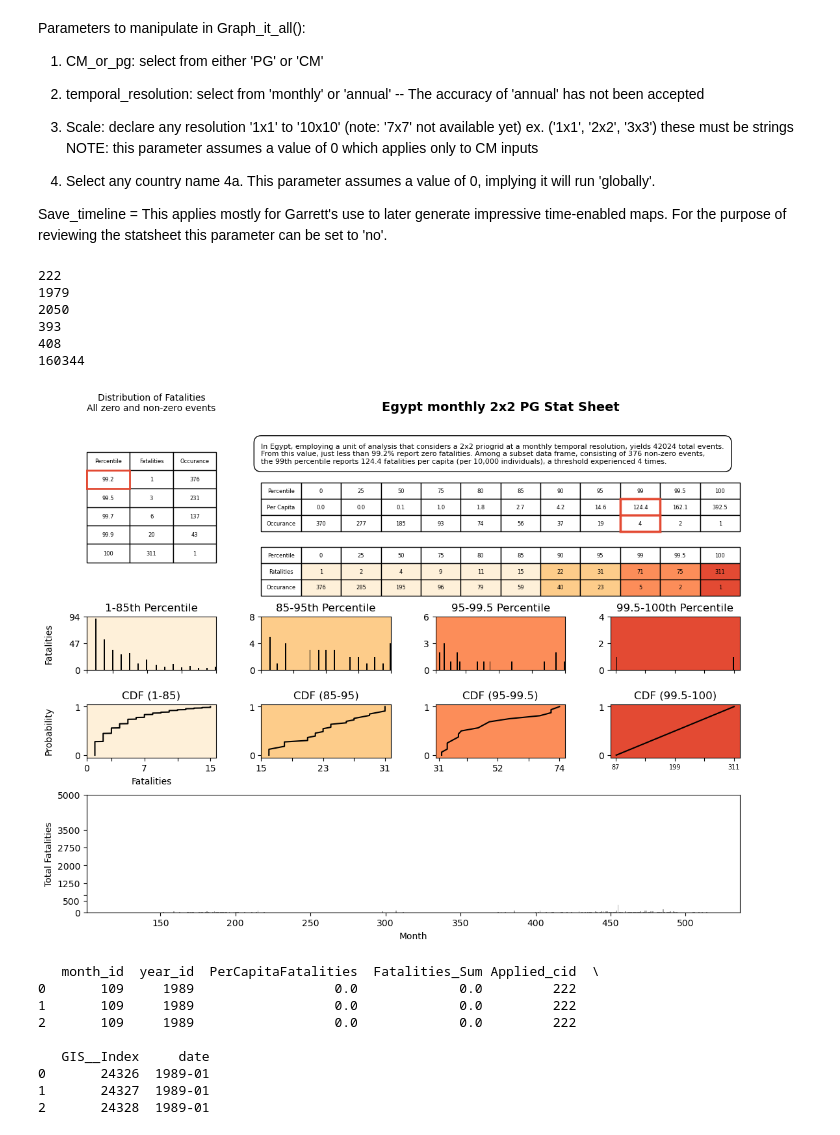
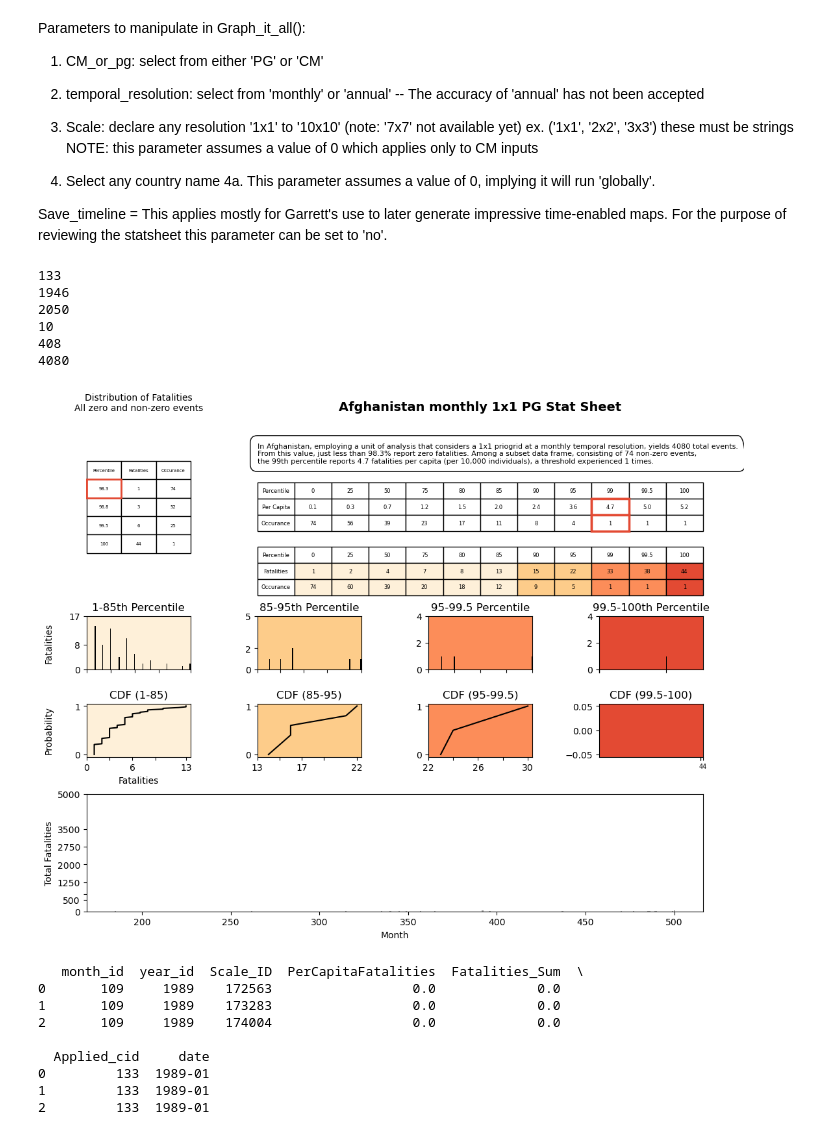
Before and after one commit to prio-data/VIEWS_FAO_index, a Jupyter notebook: notebooks/Benz_experiments/PG_CM_Aggregation_FAO__ACTIVE.ipynb, the cells around one changed output. Drawn from its saved outputs; the diff is of its cells as text; code cells hidden in the pictures.

```diff
--- a/notebooks/Benz_experiments/PG_CM_Aggregation_FAO__ACTIVE.ipynb
+++ b/notebooks/Benz_experiments/PG_CM_Aggregation_FAO__ACTIVE.ipynb
@@ -1848,35 +1917,38 @@ Save_timeline = This applies mostly for Garrett's use to later generate impressi
 # %%
 #countrylist = ['Syria', 'South Sudan', 'Yemen', 'Ethiopia', 'Nigeria', 'Rwanda', 'Senegal']
 #df_cm | df_pg
 
-CM_orPG ='PG'
-temporal_resolution = 'monthly'
-Scale = '2x2'
-Country = 'Egypt'
-rec_or_all = 'recent'
+CM_orPG = key_dropdown.value
+temporal_resolution = time_widget.value
+Country = list_dropdown1.value
+S = list_dropdown2.value
+rec_or_all = list_dropdown3.value
+Scale = S + 'x' + S
+if Scale == '0x0':
+    Scale = 0
 
 Save_timeline='yes'
 #for i in countrylist:
 x, gis = Pantaleon(CM_orPG, df_pg, df_cm, temporal_resolution, Scale, Country, rec_or_all)
 
 Save_for_timeline_generation(Save_timeline, gis, CM_orPG, temporal_resolution, Scale, Country)
 # %% [output]
-222
-1979
+133
+1946
 2050
-393
+10
 408
-160344
+4080
-[figure, old version]
+[figure, new version]
-   month_id  year_id  PerCapitaFatalities  Fatalities_Sum Applied_cid  \
-0       109     1989                  0.0             0.0         222
-1       109     1989                  0.0             0.0         222
-2       109     1989                  0.0             0.0         222
+   month_id  year_id  Scale_ID  PerCapitaFatalities  Fatalities_Sum  \
+0       109     1989    172563                  0.0             0.0
+1       109     1989    173283                  0.0             0.0
+2       109     1989    174004                  0.0             0.0
 
-   GIS__Index     date
-0       24326  1989-01
-1       24327  1989-01
-2       24328  1989-01
+  Applied_cid     date
+0         133  1989-01
+1         133  1989-01
+2         133  1989-01
 # %%
 # CM_orPG ='CM'
 # temporal_resolution = 'monthly'
```
Also changed, not shown: parts of 1 cell of this notebook.
